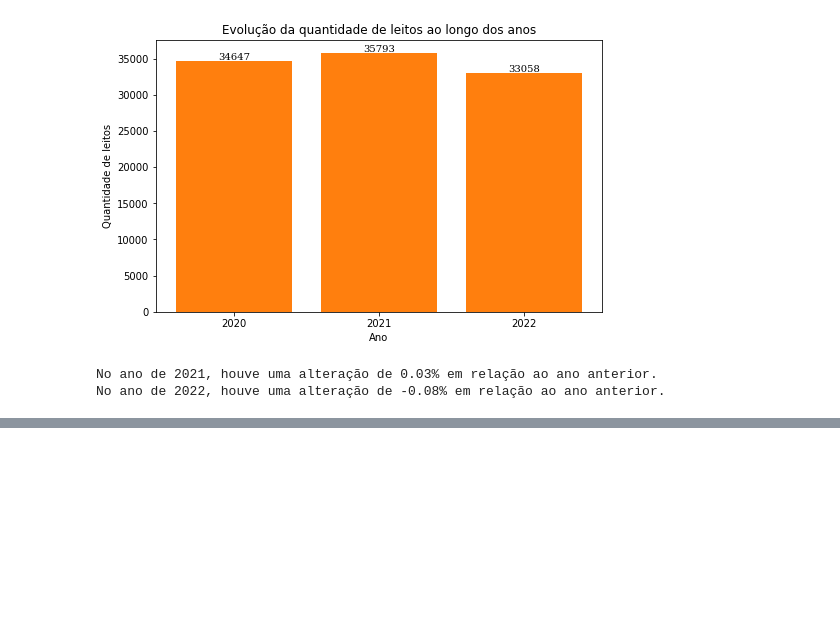
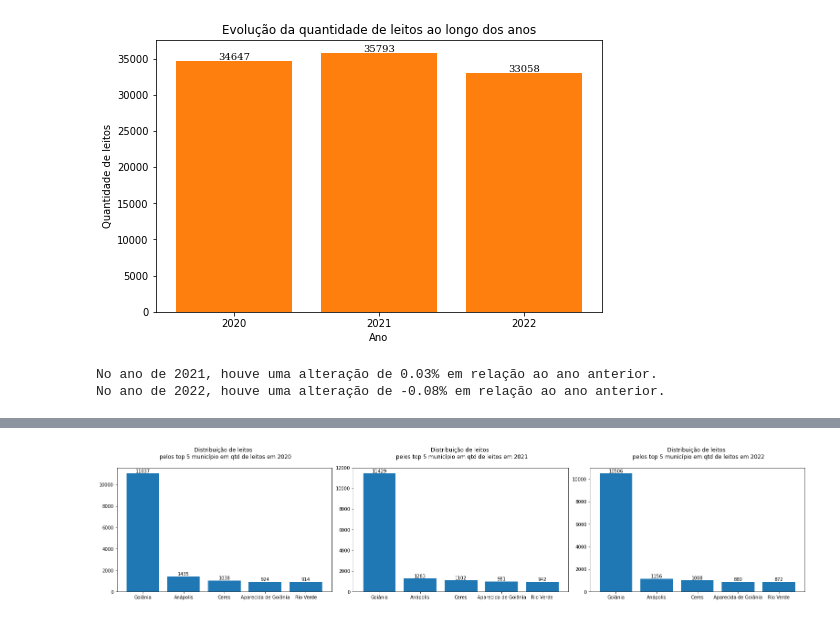
Before and after one commit to douglassodre/capacidadehospitalargoias_covid19, a Jupyter notebook: Evolução_da_capacidade_hospitalar_(número_de_leitos)_durante_a_pandemia_de_Covid_19_em_Goiás.ipynb, the cells around one changed output, grey strips where cells are left out. Drawn from its saved outputs; the diff is of its cells as text; code cells hidden in the pictures; blank space fills up the shorter version.

```diff
--- a/Evolução_da_capacidade_hospitalar_(número_de_leitos)_durante_a_pandemia_de_Covid_19_em_Goiás.ipynb
+++ b/Evolução_da_capacidade_hospitalar_(número_de_leitos)_durante_a_pandemia_de_Covid_19_em_Goiás.ipynb
@@ -156,3 +194,9 @@ print(resultado)
 # %% [output]
 No ano de 2021, houve uma alteração de 0.03% em relação ao ano anterior.
 No ano de 2022, houve uma alteração de -0.08% em relação ao ano anterior.
+# %%
+# Faça a junção dos dois dataframes usando a coluna 'codigo' do dataframe 'df_mun' e a coluna 'CODUFMUN' do dataframe 'todos'
+todos_merged = todos.merge(df_mun, left_on='CODUFMUN', right_on='codigo')
+
+# dataframe resultante
+todos_merged
@@ -158,0 +217,33 @@ No ano de 2022, houve uma alteração de -0.08% em relação ao ano anterior.
+# %%
+# Selecione os anos que você deseja plotar
+years = [2020, 2021, 2022]
+
+# Crie o gráfico com três subplots, um para cada ano
+fig, ax = plt.subplots(1, len(years), figsize=(27, 5))
+plt.subplots_adjust(wspace=0.1)
+
+# Para cada ano, crie um gráfico de barras mostrando a distribuição dos leitos por município
+for i, year in enumerate(years):
+  # Selecione os dados para o ano atual
+  data_year = todos_merged[todos_merged['level_1'] == year]
+
+  # Agrupe os dados por município e some os leitos para cada município
+  data_year_grouped = data_year.groupby('nome')['CODLEITO'].count()
+
+  # Selecione os 5 municípios com mais leitos
+  data_year_grouped_top5 = data_year_grouped.sort_values(ascending=False).head(5)
+
+  # Crie o gráfico de barras
+  ax[i].bar(data_year_grouped_top5.index, data_year_grouped_top5.values)
+
+  # Adicione o número que representa a quantidade da barra em cada gráfico
+  for x, y in zip(data_year_grouped_top5.index, data_year_grouped_top5.values):
+      ax[i].text(x, y, y, ha='center', va='bottom')
+
+  # Adicione um título ao gráfico, afastando-o da parte superior da figura
+  ax[i].set_title(f'Distribuição de leitos \n pelos top 5 município em qtd de leitos em {year}', y=1.05)
+
+# Mostre o gráfico
+plt.show()
+# %% [output]
+[figure, added]
```
Also changed, not shown: parts of 8 cells of this notebook.
